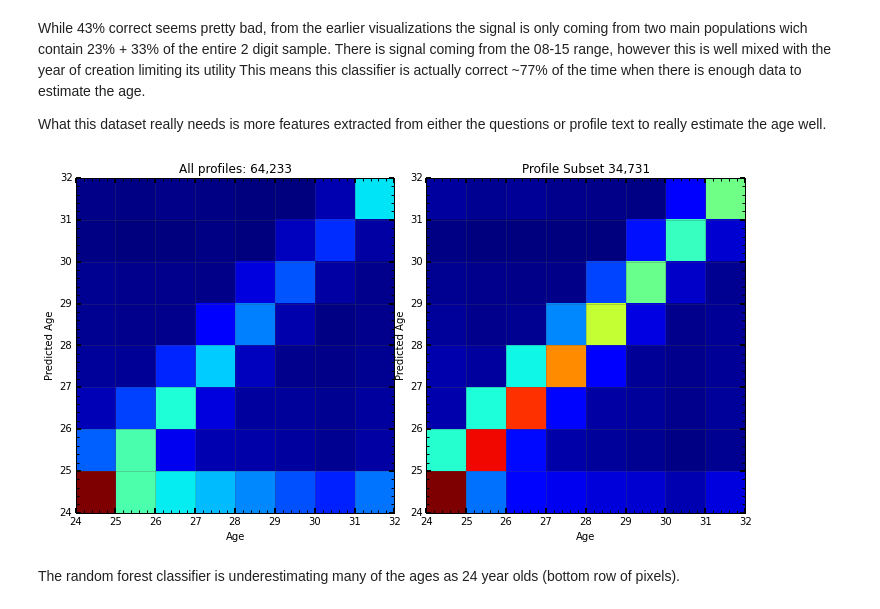
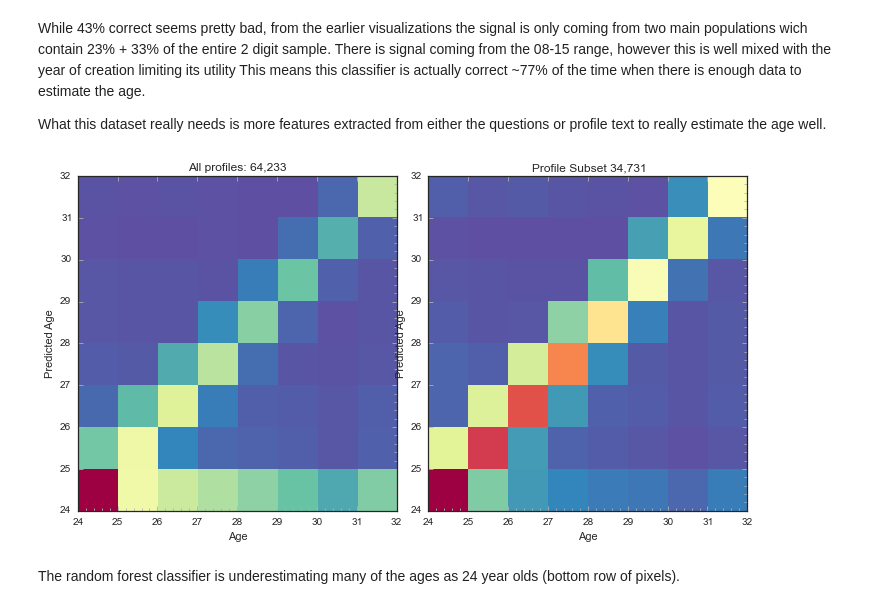
Before and after one commit to ajmendez/explore, a Jupyter notebook: cupid/age.ipynb, the cells around one changed output. Cells and saved outputs as stored; diff of their text form; code cells hidden in the pictures.

```diff
--- a/cupid/age.ipynb
+++ b/cupid/age.ipynb
@@ -10,7 +10,14 @@ import time
 import pylab
 import numpy as np
 import pandas as pd
-from pysurvey.plot import setup, density, icolorbar, text, legend, outline
+import seaborn as sns
+sns.set_style('white')
+
+import pysurvey.plot
+reload(pysurvey.plot)
+
+from pysurvey.plot import setup_sns as setup
+from pysurvey.plot import density, icolorbar, text, legend, outline
 # %%
 people = pd.read_csv('/Users/ajmendez/data/okcupid/random_v3.csv')
 people = people[(people['age'].notnull()) & (people['match'].notnull()) & (people['match'] > 20)]
@@ -270,23 +277,22 @@ predicted = cross_validation.cross_val_predict(rfc, num['username_number'].resha
 # %%
 setup(figsize=(12,6), subplt=(1,2,1),
       title='All profiles: {:,d}'.format(len(num)),
       xlabel='Age', ylabel='Predicted Age')
 den = density(num["age"], predicted,
               bins=(np.arange(24,33),np.arange(24,33)),
-              colorbar=False, cmap=pylab.cm.jet)
-
+              colorbar=False, cmap=pylab.cm.Spectral_r)
 
 
 isgood = np.where( ( (num['username_number'] > 22) & (num['username_number'] < 34) ) |
                    ( (num['username_number'] > 82) & (num['username_number'] < 91) ) )[0]
 setup(subplt=(1,2,2),
       title='Profile Subset {:,d}'.format(len(isgood)),
       xlabel='Age', ylabel='Predicted Age')
 den = density(num.iloc[isgood]['age'], predicted[isgood],
               bins=(np.arange(24,33),np.arange(24,33)),
-              colorbar=False, cmap=pylab.cm.jet)
+              colorbar=False, cmap=pylab.cm.Spectral_r)
 # %% [output]
-[figure, old version]
+[figure, new version]
 # %% [markdown]
 The random forest classifier is underestimating many of the ages as 24 year olds (bottom row of pixels).
 # %%
```
Also changed, not shown: parts of 11 cells of this notebook, 3 other files.
